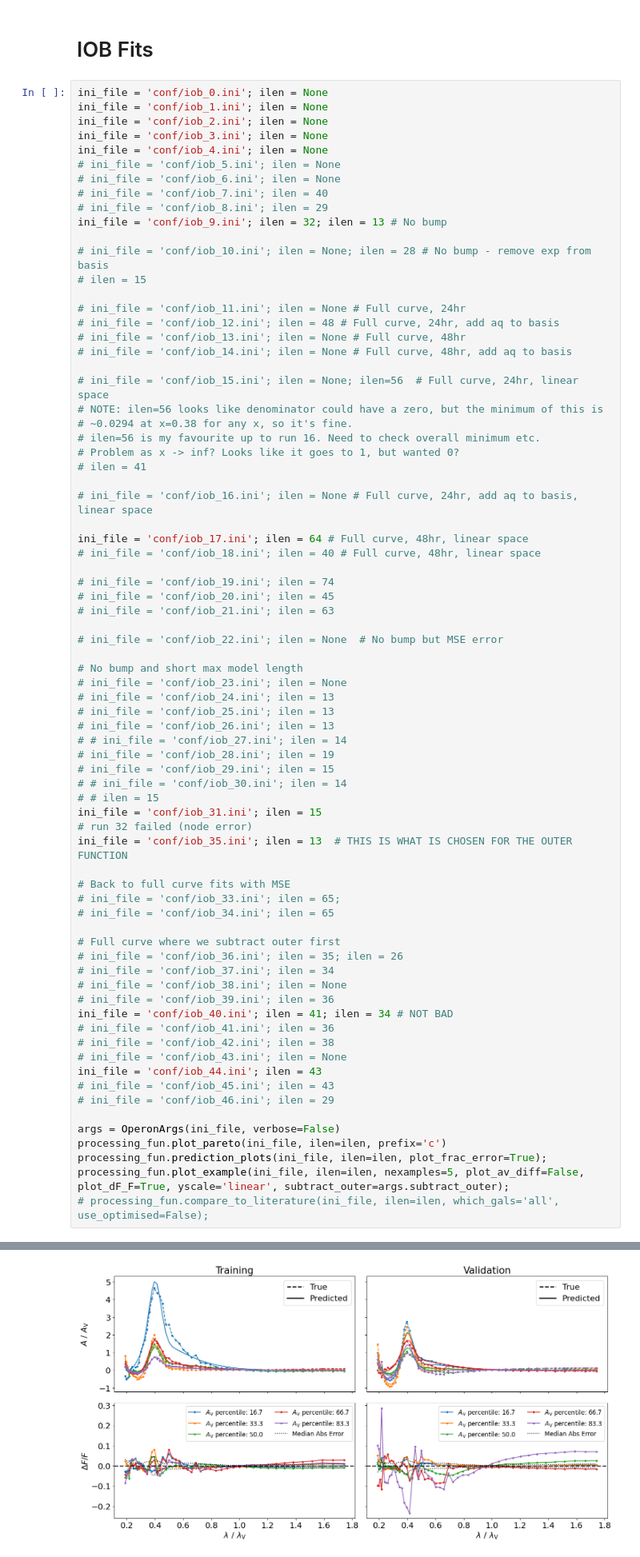
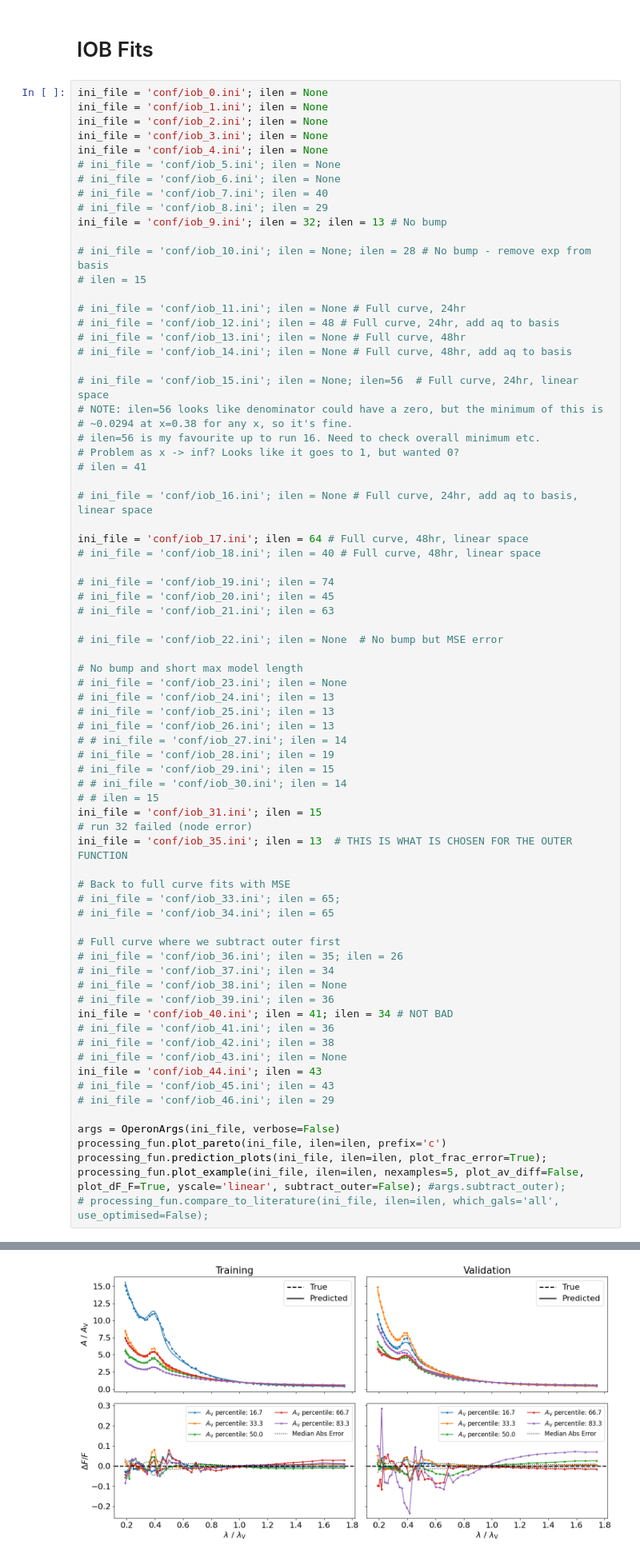
Before and after one commit to maho3/iob-attenuation, a Jupyter notebook: symbolic_regression/Results.ipynb, the cells around one changed output, grey strips where cells are left out. Shown at 80% size. Drawn from its saved outputs; the diff is of its cells as text.

```diff
--- a/symbolic_regression/Results.ipynb
+++ b/symbolic_regression/Results.ipynb
@@ -85,7 +89,7 @@ ini_file = 'conf/iob_44.ini'; ilen = 43
 args = OperonArgs(ini_file, verbose=False)
 processing_fun.plot_pareto(ini_file, ilen=ilen, prefix='c')
 processing_fun.prediction_plots(ini_file, ilen=ilen, plot_frac_error=True);
-processing_fun.plot_example(ini_file, ilen=ilen, nexamples=5, plot_av_diff=False, plot_dF_F=True, yscale='linear', subtract_outer=args.subtract_outer);
+processing_fun.plot_example(ini_file, ilen=ilen, nexamples=5, plot_av_diff=False, plot_dF_F=True, yscale='linear', subtract_outer=False); #args.subtract_outer);
 # processing_fun.compare_to_literature(ini_file, ilen=ilen, which_gals='all', use_optimised=False);
 # %% [output]
 Reading from configuration file: conf/iob_44.ini
@@ -126,26 +130,26 @@ B_{0} e^{B_{1} - \left(a_{4} + a_{5} x\right)^{2}} + a_{0} + a_{6} \left(a_{2} +
 
 Value at x=1:
 [figure]
 --------------------------------------------------------------------------------------------------------------------------------------------------------------------------------------------------------
 
 Generating code...
 Saved code to sr_fun.py
 
 Reading from configuration file: conf/iob_44.ini
 
 Reading from configuration file: conf/selection_1.ini
 
 Target: A
 
 RMSE train: 2.436e-01
 ... (16 lines left out)
 
 Reading from configuration file: conf/selection_1.ini
 
 Target: A
 [figure]
 [figure]
-[figure, old version]
+[figure, new version]
 # %% [markdown]
 Test output code
 # %%
```
Also changed, not shown: parts of 5 cells of this notebook, 9 other files.
